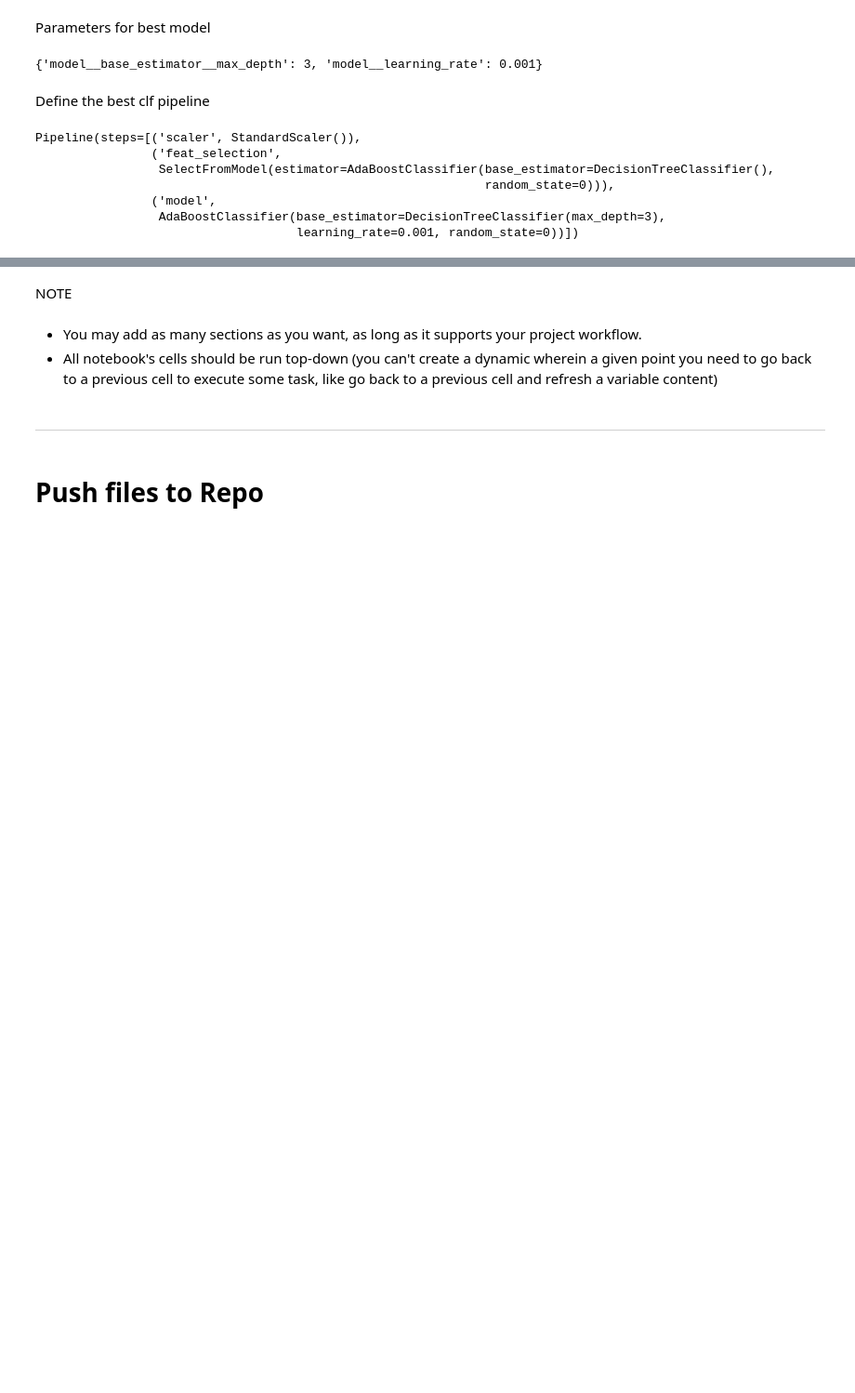
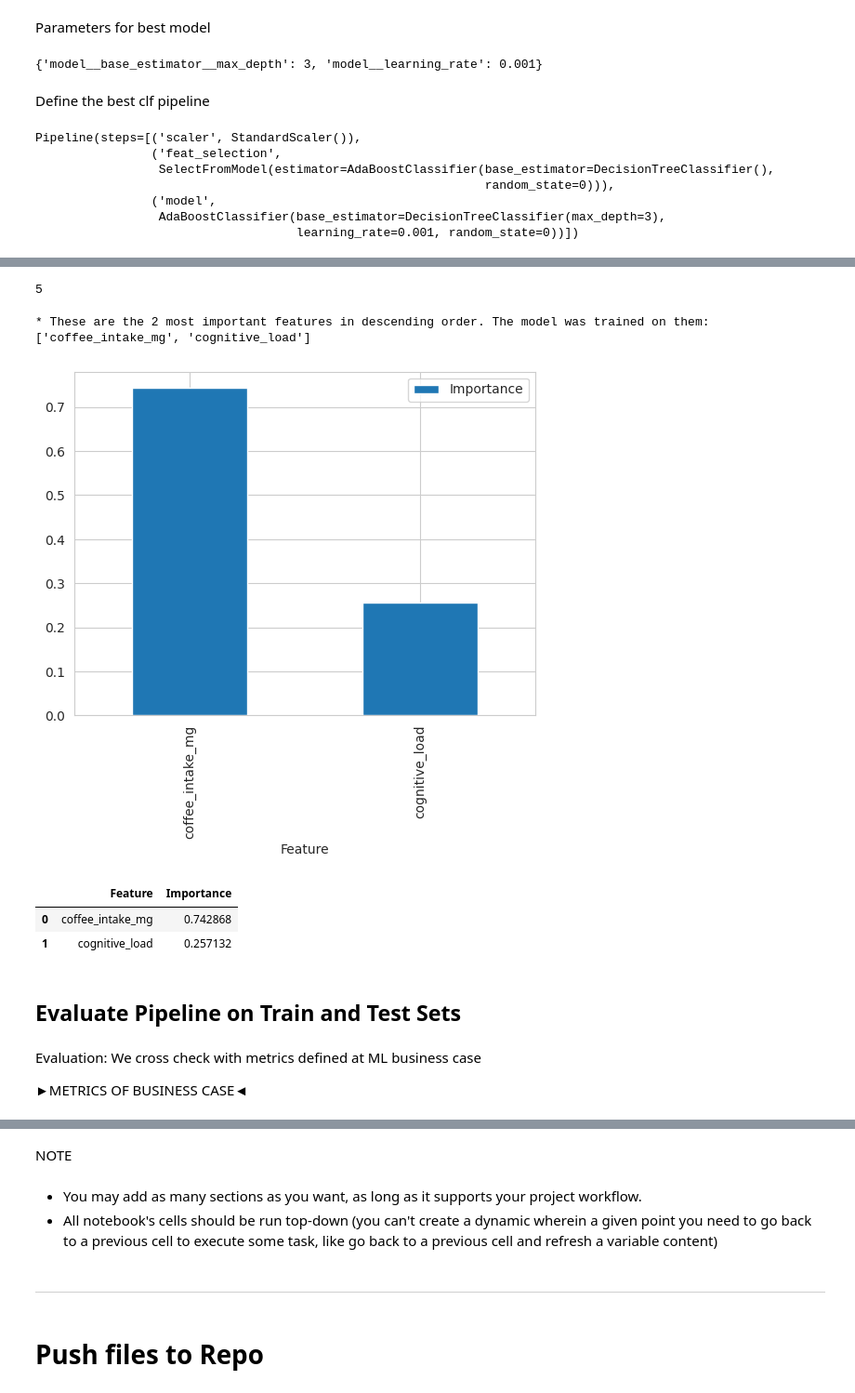
Before and after one commit to Markus-Hefner/Portfolio-Project-5, a Jupyter notebook: jupyter_notebooks/06 - Modelling and Evaluation - Predict Task Success.ipynb, the cells around one changed output, grey strips where cells are left out. Shown at 93% size. Cells and saved outputs as stored; diff of their text form; code cells hidden in the pictures; blank space fills up the shorter version.

Commit message:
Working on refitting pipeline with best features

```diff
--- a/jupyter_notebooks/06 - Modelling and Evaluation - Predict Task Success.ipynb
+++ b/jupyter_notebooks/06 - Modelling and Evaluation - Predict Task Success.ipynb
@@ -388,0 +400,31 @@ Get best model name programmatically
+# %%
+len(X_train.columns)
+# %% [output]
+5
+# %%
+# create DataFrame to display feature importance
+df_feature_importance = (pd.DataFrame(data={
+    'Feature': X_train.columns[pipeline_clf['feat_selection'].get_support()],
+    'Importance': pipeline_clf['model'].feature_importances_})
+    .sort_values(by='Importance', ascending=False)
+)
+
+best_features = df_feature_importance['Feature'].to_list()
+
+# Most important features statement and plot
+print(f"* These are the {len(best_features)} most important features in descending order. "
+      f"The model was trained on them: \n{df_feature_importance['Feature'].to_list()}")
+
+df_feature_importance.plot(kind='bar', x='Feature', y='Importance')
+plt.show()
+
+df_feature_importance
+# %% [output]
+* These are the 2 most important features in descending order. The model was trained on them:
+['coffee_intake_mg', 'cognitive_load']
+[figure, added]
+|  | Feature | Importance |
+| 0 | coffee_intake_mg | 0.742868 |
+| 1 | cognitive_load | 0.257132 |
+# %% [markdown]
+## Evaluate Pipeline on Train and Test Sets
@@ -388,0 +456,4 @@ Get best model name programmatically
+# %% [markdown]
+Evaluation: We cross check with metrics defined at ML business case
+
+►METRICS OF BUSINESS CASE◄
```
Also changed, not shown: parts of 17 cells of this notebook.
